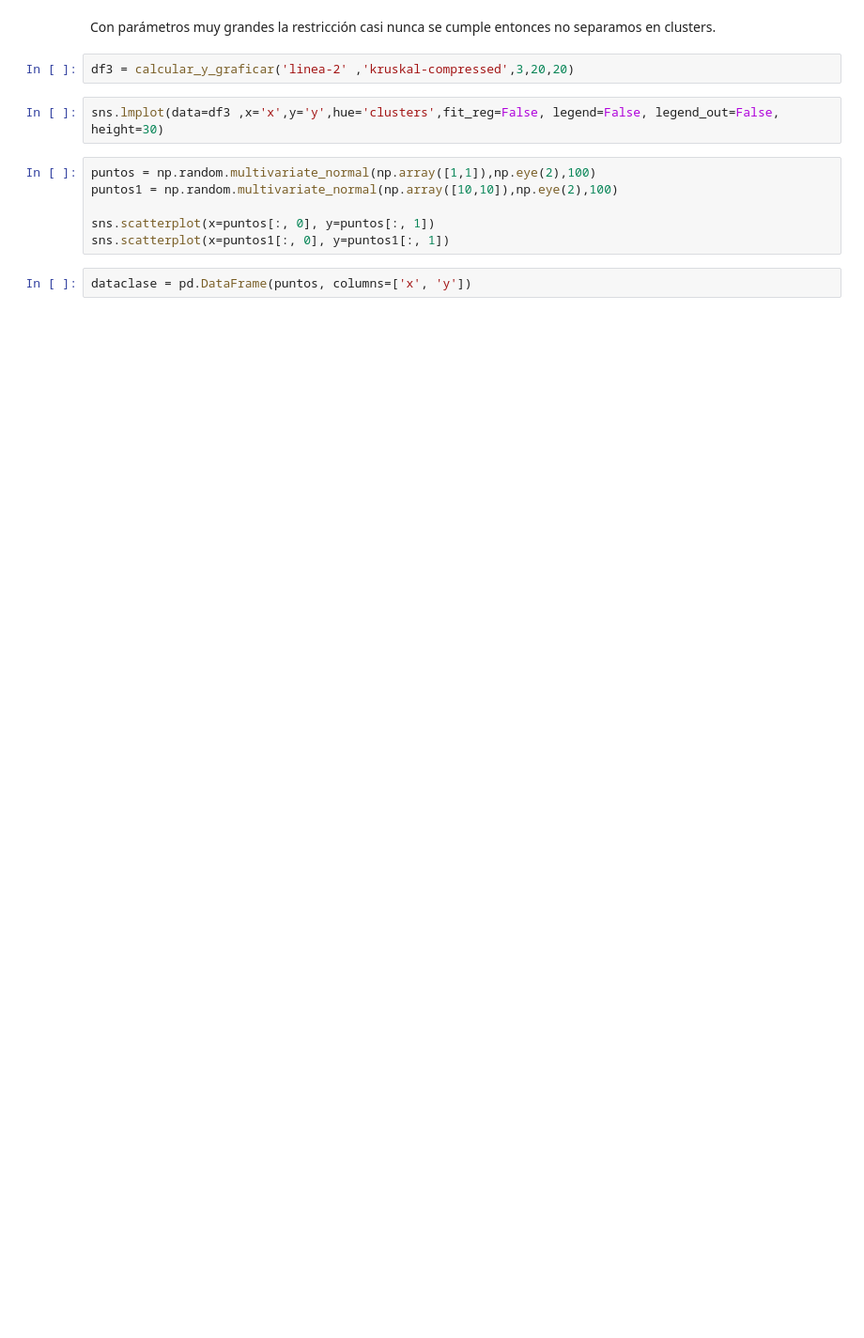
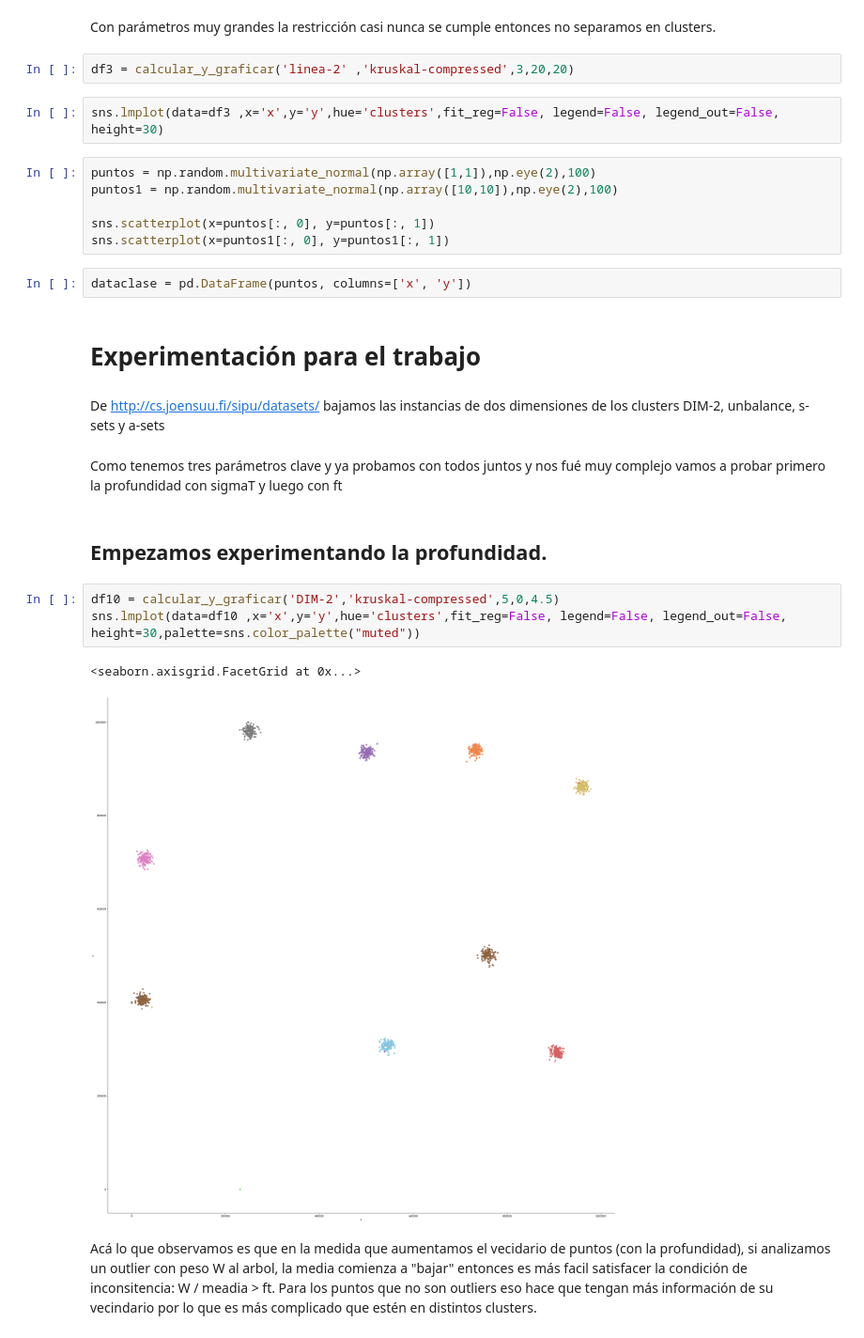
Before and after one commit to ngoldenberg/uba-aed3-tp2-2c-2019, a Jupyter notebook: experimentacion/ejercicio-1/experimentación.ipynb, the cells around one changed output. Shown at 94% size. Saved outputs shown, nothing was run; the diff lists cells and outputs as text; blank space fills up the shorter version.

```diff
--- a/experimentacion/ejercicio-1/experimentación.ipynb
+++ b/experimentacion/ejercicio-1/experimentación.ipynb
@@ -181,3 +179,20 @@ sns.scatterplot(x=puntos[:, 0], y=puntos[:, 1])
 sns.scatterplot(x=puntos1[:, 0], y=puntos1[:, 1])
 # %%
 dataclase = pd.DataFrame(puntos, columns=['x', 'y'])
+# %% [markdown]
+# Experimentación para el trabajo
+# %% [markdown]
+De http://cs.joensuu.fi/sipu/datasets/ bajamos las instancias de dos dimensiones de los clusters DIM-2, unbalance, s-sets y a-sets
+# %% [markdown]
+Como tenemos tres parámetros clave y ya probamos con todos juntos y nos fué muy complejo vamos a probar primero la profundidad con sigmaT y luego con ft
+# %% [markdown]
+## Empezamos experimentando la profundidad.
+# %%
+df10 = calcular_y_graficar('DIM-2','kruskal-compressed',5,0,4.5)
+sns.lmplot(data=df10 ,x='x',y='y',hue='clusters',fit_reg=False, legend=False, legend_out=False, height=30,palette=sns.color_palette("muted"))
+# %% [output]
+<seaborn.axisgrid.FacetGrid at 0x...>
+[figure, added]
+# %% [markdown]
+Acá lo que observamos es que en la medida que aumentamos el vecidario de puntos (con la profundidad), si analizamos un outlier con peso W al arbol, la media comienza a "bajar" entonces es más facil satisfacer la condición de inconsitencia: W / meadia > ft.
+Para los puntos que no son outliers eso hace que tengan más información de su vecindario por lo que es más complicado que estén en distintos clusters.
```
Also changed, not shown: parts of 21 cells of this notebook, 5 other files.
